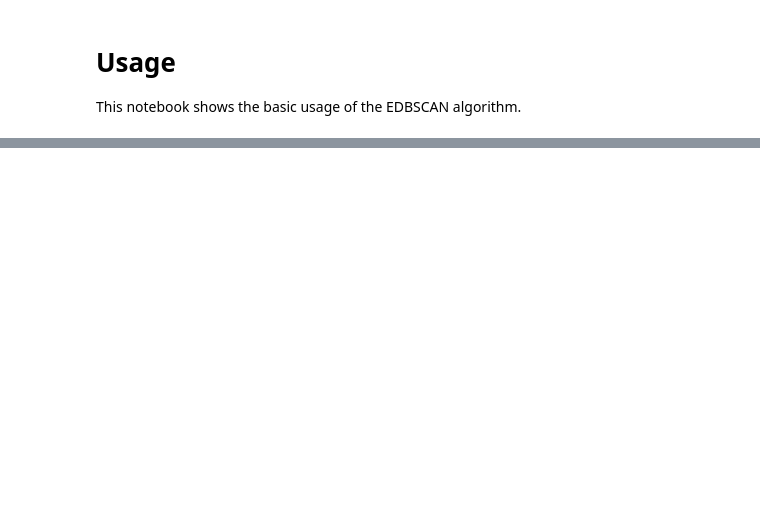
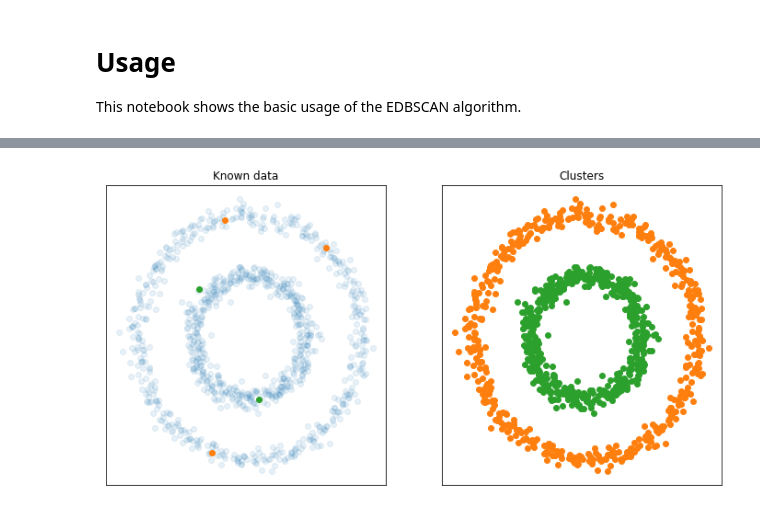
Before and after one commit to RubenPants/EDBSCAN, a Jupyter notebook: examples/usage.ipynb, the cells around one changed output, grey strips where cells are left out. Saved outputs shown, nothing was run; the diff lists cells and outputs as text; code cells hidden in the pictures; blank space fills up the shorter version.

```diff
--- a/examples/usage.ipynb
+++ b/examples/usage.ipynb
@@ -108,0 +130,40 @@ time: 186 ms (started: 2021-11-14 23:31:38 +01:00)
+# %%
+def analyse(tag:str, eps:float=.2, min_samples:int=5) -> None:
+    """Analyse the given cluster dataset, as specified by the tag."""
+    # Get the data
+    with open(Path.cwd() / f'examples/data/{tag}_X.npy', 'rb') as f:
+        data = np.load(f,allow_pickle=True)
+    with open(Path.cwd() / f'examples/data/{tag}_y.npy', 'rb') as f:
+        y = np.load(f,allow_pickle=True)
+
+    # Perform clustering
+    _, labels = edbscan(eps=eps, min_samples=min_samples, X=data, y=y)
+
+    # Show the input
+    fig, ax = plt.subplots(1,2, figsize=(12,6))
+    for label in [None,] + sorted({x for x in y if x is not None}):
+        ax[0].scatter(
+            data[y==label,0],
+            data[y==label,1],
+            label=label,
+            alpha=0.1 if label == None else 1,
+            color=COLORS[label],
+        )
+    ax[0].set_title("Known data")
+    ax[0].set_xticks([])
+    ax[0].set_yticks([])
+
+    # Show the predicted clusters
+    for label in sorted(set(labels)):
+        ax[1].scatter(
+            data[labels==label,0],
+            data[labels==label,1],
+            label=label,
+            alpha=0.1 if label == -1 else 1,
+            color=COLORS[label],
+        )
+    ax[1].set_title("Clusters")
+    ax[1].set_xticks([])
+    ax[1].set_yticks([])
+
+    plt.show()
@@ -108,0 +172,4 @@ time: 186 ms (started: 2021-11-14 23:31:38 +01:00)
+# %%
+analyse('circles')
+# %% [output]
+[figure, added]
```
Also changed, not shown: parts of 15 cells of this notebook, 24 other files.
